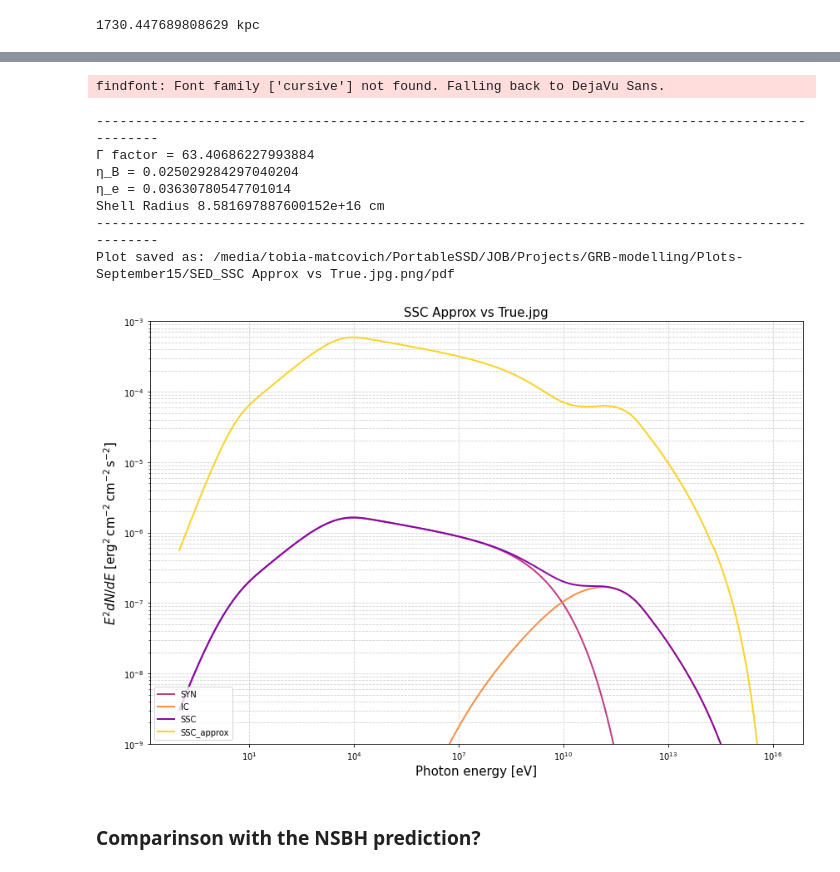
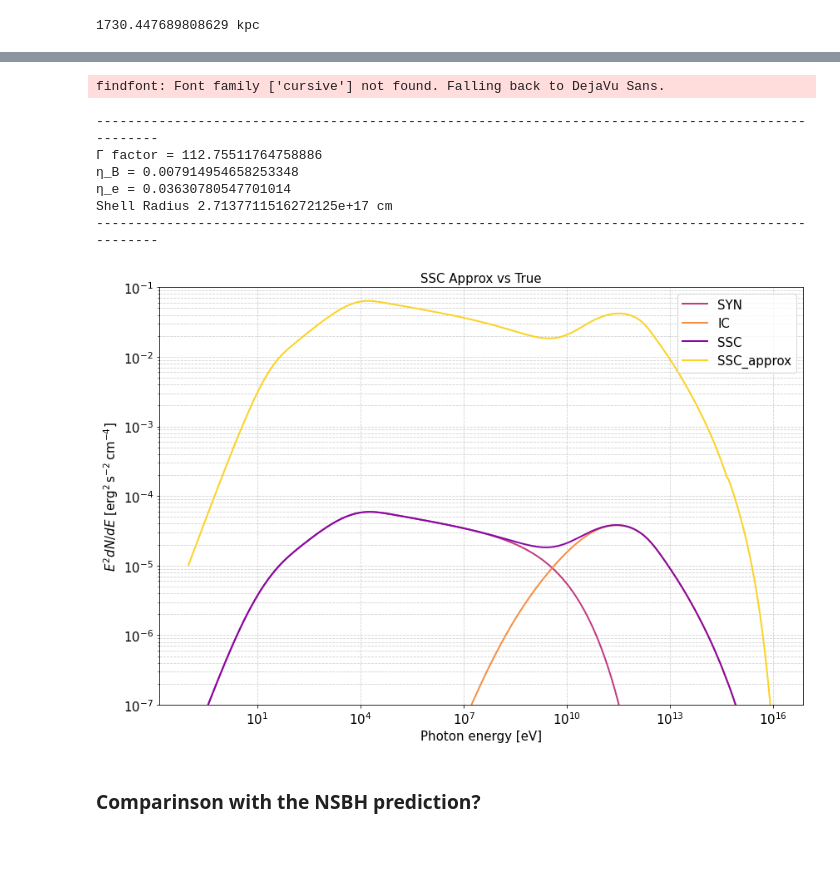
Before and after one commit to TobiaMatcovich/GRBmodelling_new, a Jupyter notebook: TEST2.ipynb, the cells around one changed output, grey strips where cells are left out. Cells and saved outputs as stored; diff of their text form; code cells hidden in the pictures.

```diff
--- a/TEST2.ipynb
+++ b/TEST2.ipynb
@@ -51,7 +52,7 @@ except ValueError:
 New quantities already defined
 WARNING: AstropyDeprecationWarning: astropy.extern.six will be removed in 4.0, use the six module directly if it is still needed [astropy.extern.six]
 # %%
-Eiso = 8e51  # erg
+Eiso = 8e53  # erg
 density = 0.5  # cm-3
 redshift = 0.0004
 tstart = 68   # s
@@ -119,14 +202,13 @@ Gamma factor ISO : 63.40686227993884
              0.00000000e+000, 0.00000000e+000] 1 / eV>))
 # %%
 path="/media/tobia-matcovich/PortableSSD/JOB/Projects/GRB-modelling/Plots-September15/"
-grb.plot_sed(1e-1,1e16,order_bottom=6, Save=True, Path=path, Name='SSC Approx vs True.jpg')
+grb.plot_sed(1e-1,1e16,order_bottom=6, Save=False, Path=path, Name='SSC Approx vs True')
 # %% [output]
 findfont: Font family ['cursive'] not found. Falling back to DejaVu Sans.
 ---------------------------------------------------------------------------------------------------
-Γ factor = 63.40686227993884
-η_B = 0.025029284297040204
+Γ factor = 112.75511764758886
+η_B = 0.007914954658253348
 η_e = 0.03630780547701014
-Shell Radius 8.581697887600152e+16 cm
+Shell Radius 2.7137711516272125e+17 cm
 ---------------------------------------------------------------------------------------------------
-Plot saved as: /media/tobia-matcovich/PortableSSD/JOB/Projects/GRB-modelling/Plots-September15/SED_SSC Approx vs True.jpg.png/pdf
-[figure, old version]
+[figure, new version]
```
Also changed, not shown: parts of 19 cells of this notebook, 41 other files.
